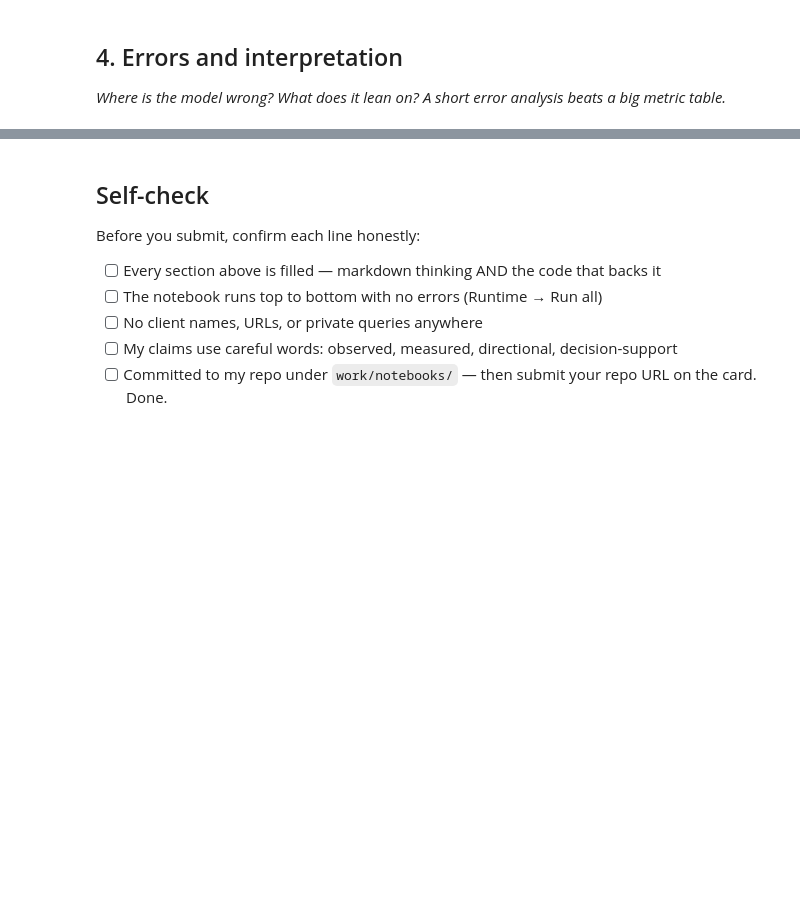
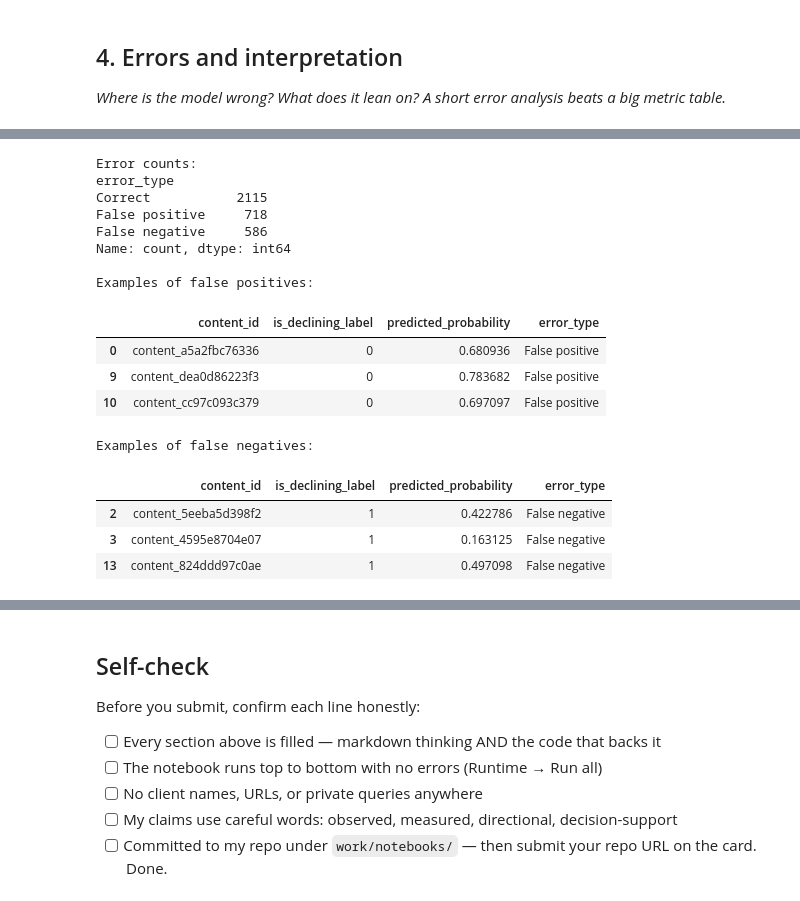
Before and after one commit to mkhlor006/Flyrank_internship_ML, a Jupyter notebook: work/notebooks/w05_model.ipynb, the cells around one changed output, grey strips where cells are left out. Cells and saved outputs as stored; diff of their text form; code cells hidden in the pictures; blank space fills up the shorter version.

```diff
--- a/work/notebooks/w05_model.ipynb
+++ b/work/notebooks/w05_model.ipynb
@@ -594,3 +596,82 @@ The error analysis is useful because a single overall metric does not show where
 # %%
 # This cell is for CODE (numbers, a query, a check).
 # Write your text answer in the cell ABOVE this one — typing sentences here breaks Run All.
+# Error analysis for the best learned model: Logistic Regression
+
+import numpy as np
+import pandas as pd
+
+best_model_name = "Logistic Regression"
+best_model = trained_models[best_model_name]
+best_scores = model_scores[best_model_name]
+
+best_pred = (best_scores >= 0.5).astype(int)
+
+error_analysis = test.copy().reset_index(drop=True)
+
+error_analysis["predicted_label"] = best_pred
+error_analysis["predicted_probability"] = best_scores
+
+error_analysis["error_type"] = np.select(
+    [
+        (error_analysis["is_declining_label"] == 0)
+        & (error_analysis["predicted_label"] == 1),
+
+        (error_analysis["is_declining_label"] == 1)
+        & (error_analysis["predicted_label"] == 0)
+    ],
+    [
+        "False positive",
+        "False negative"
+    ],
+    default="Correct"
+)
+
+print("Error counts:")
+print(error_analysis["error_type"].value_counts())
+
+print("\nExamples of false positives:")
+display(
+    error_analysis[
+        error_analysis["error_type"] == "False positive"
+    ][
+        [
+            "content_id",
+            "is_declining_label",
+            "predicted_probability",
+            "error_type"
+        ]
+    ].head(3)
+)
+
+print("\nExamples of false negatives:")
+display(
+    error_analysis[
+        error_analysis["error_type"] == "False negative"
+    ][
+        [
+            "content_id",
+            "is_declining_label",
+            "predicted_probability",
+            "error_type"
+        ]
+    ].head(3)
+)
+# %% [output]
+Error counts:
+error_type
+Correct           2115
+False positive     718
+False negative     586
+Name: count, dtype: int64
+
+Examples of false positives:
+|  | content_id | is_declining_label | predicted_probability | error_type |
+| 0 | content_a5a2fbc76336 | 0 | 0.680936 | False positive |
+| 9 | content_dea0d86223f3 | 0 | 0.783682 | False positive |
+| 10 | content_cc97c093c379 | 0 | 0.697097 | False positive |
+Examples of false negatives:
+|  | content_id | is_declining_label | predicted_probability | error_type |
+| 2 | content_5eeba5d398f2 | 1 | 0.422786 | False negative |
+| 3 | content_4595e8704e07 | 1 | 0.163125 | False negative |
+| 13 | content_824ddd97c0ae | 1 | 0.497098 | False negative |
```
Also changed, not shown: parts of 10 cells of this notebook.
